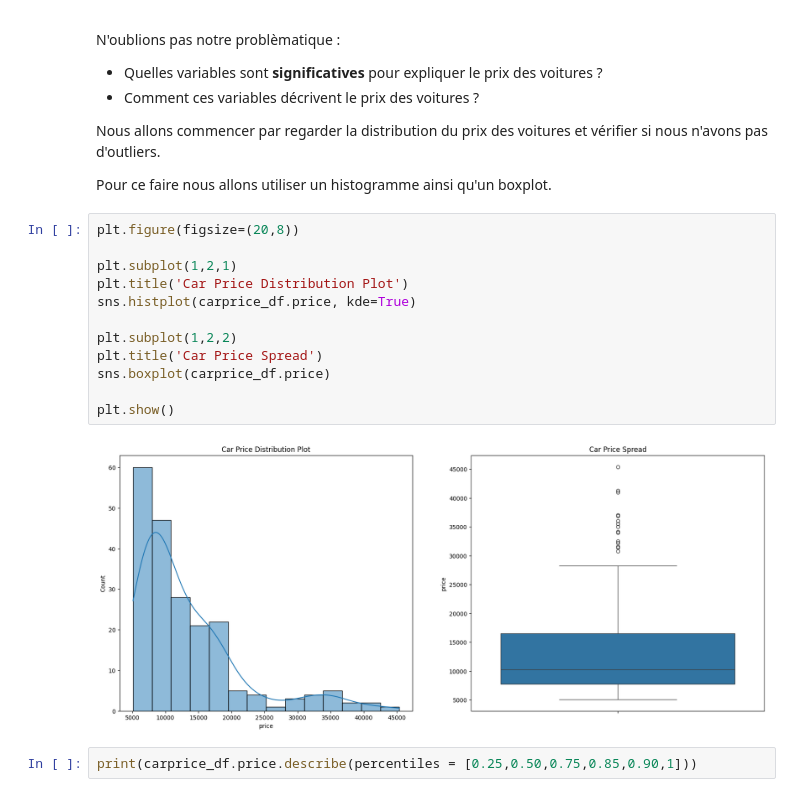
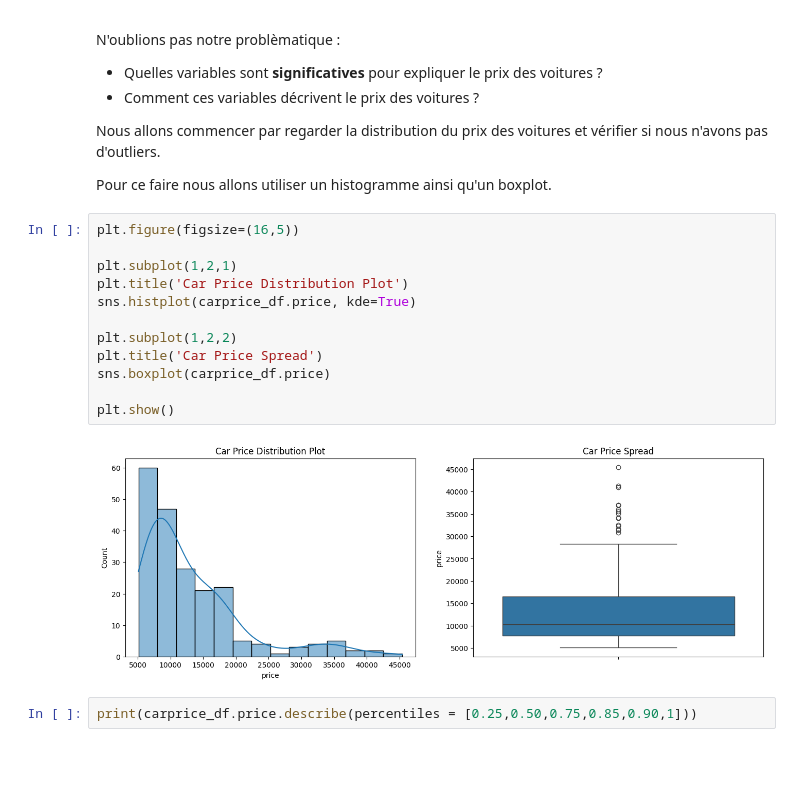
Before and after one commit to logan974/DataCupChallengeLoganFork, a Jupyter notebook: MasterClass_3/Cours3.ipynb, the cells around one changed output. Cells and saved outputs as stored; diff of their text form; blank space fills up the shorter version.

```diff
--- a/MasterClass_3/Cours3.ipynb
+++ b/MasterClass_3/Cours3.ipynb
@@ -638,19 +638,19 @@ Nous allons commencer par regarder la distribution du prix des voitures et véri
 
 Pour ce faire nous allons utiliser un histogramme ainsi qu'un boxplot.
 # %%
-plt.figure(figsize=(20,8))
+plt.figure(figsize=(16,5))
 
 plt.subplot(1,2,1)
 plt.title('Car Price Distribution Plot')
 sns.histplot(carprice_df.price, kde=True)
 
 plt.subplot(1,2,2)
 plt.title('Car Price Spread')
 sns.boxplot(carprice_df.price)
 
 plt.show()
 # %% [output]
-[figure, old version]
+[figure, new version]
 # %%
 print(carprice_df.price.describe(percentiles = [0.25,0.50,0.75,0.85,0.90,1]))
 # %% [output]
```
Also changed, not shown: parts of 12 cells of this notebook.
